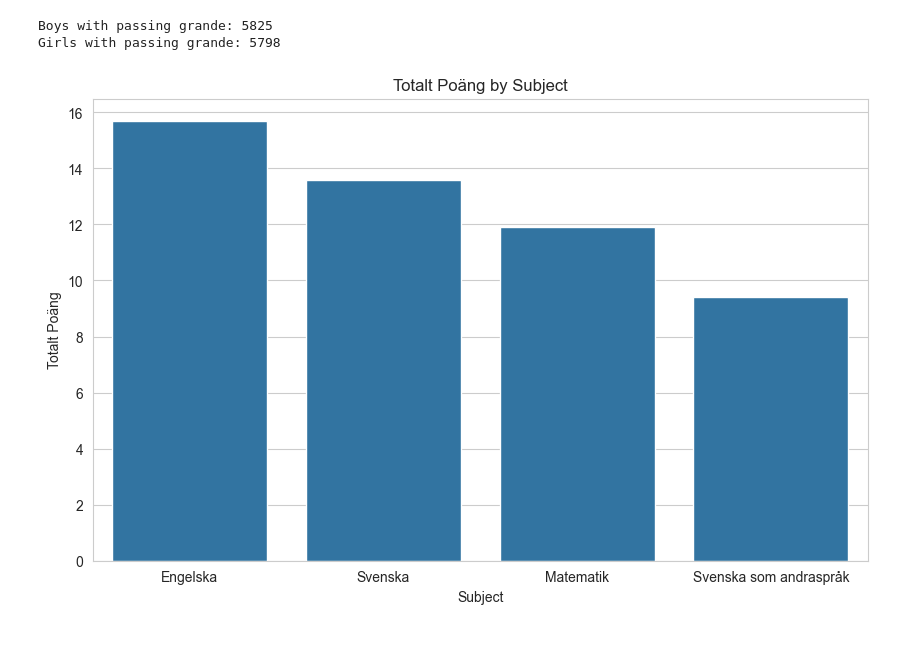
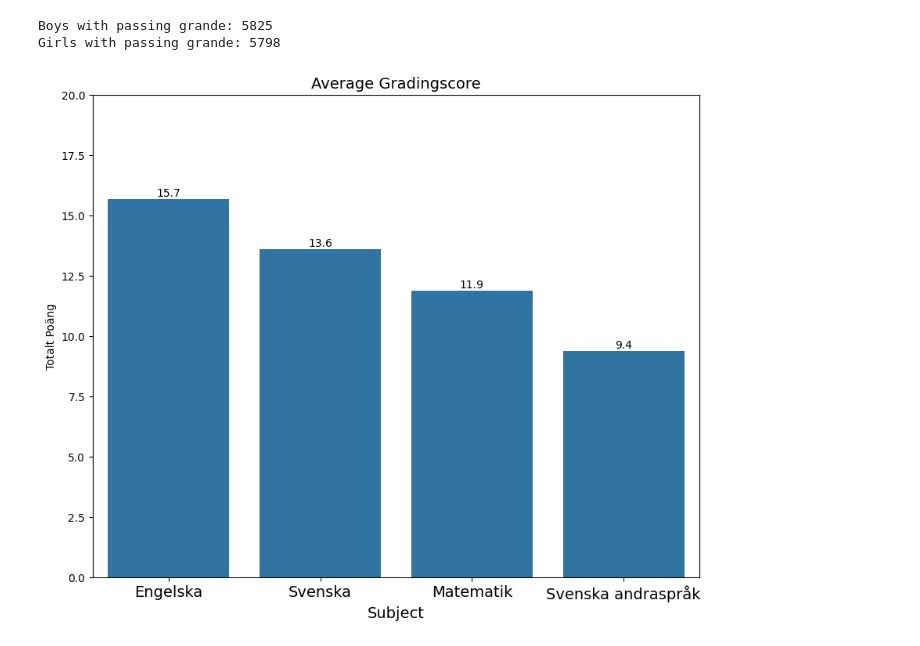
Before and after one commit to Lyceriuss/Python-Henrik-Pedersen-OPA2023, a Jupyter notebook: Lab2/Labb2.ipynb, the cells around one changed output. Saved outputs shown, nothing was run; the diff lists cells and outputs as text; code cells hidden in the pictures.

Commit message:
Added Spacing, removed title, used basic text column.

```diff
--- a/Lab2/Labb2.ipynb
+++ b/Lab2/Labb2.ipynb
@@ -76,30 +76,43 @@ Girls with passing grande: 5798
 # %%
 import matplotlib.pyplot as plt
 import seaborn as sns
-import pandas as pd
 
 #Some basic descending list, will try to make it more fancy and the export it.
 
 eng_score = dfR1_eng["Totalt (Poäng)"][0]
 mat_score = dfR1_mat["Totalt (Poäng)"][0]
 sve_score = dfR1_sve["Totalt (Poäng)"][0]
-sve_andra_score = dfR1_sve_and["Totalt (Poäng)"].iloc[0]
+sve_andra_score = dfR1_sve_and["Totalt (Poäng)"][0]
 
 scores_df = pd.DataFrame({
-    'Subject': ['Engelska', 'Matematik', 'Svenska', 'Svenska som andraspråk'],
-    'Totalt Poäng': [eng_score, mat_score, sve_score, sve_andra_score]
+    "Subject": ["Engelska", "Matematik", "Svenska", "Svenska andraspråk"],
+    "Totalt Poäng": [eng_score, mat_score, sve_score, sve_andra_score]
 })
 
-scores_df_sorted = scores_df.sort_values(by='Totalt Poäng', ascending=False)
+#lets sort it
+scores_df_sorted = scores_df.sort_values(by="Totalt Poäng", ascending=False)
 
-plt.figure(figsize=(10, 6))
-barplot = sns.barplot(x='Subject', y='Totalt Poäng',
+plt.figure(figsize=(10, 8))
+barplot = sns.barplot(x="Subject", y="Totalt Poäng",
                       data=scores_df_sorted)
 
-plt.title('Totalt Poäng by Subject')
-plt.xlabel('Subject')
-plt.ylabel('Totalt Poäng')
+#Lets add 20 as the max so its easier to read. Ugly 0 too much work to remove
+plt.ylim(0, 20)
+barplot.set_xticklabels(barplot.get_xticklabels(), fontsize=14)
+
+#I wanted to get numbers above the staples as well.
+for bar in barplot.patches:
+    barplot.text(bar.get_x() + bar.get_width() / 2, bar.get_height(),
+                 round(bar.get_height(), 2),
+                 ha="center", va="bottom", fontsize=10, color="black")      #Code from ChatGPT
+
+plt.title("Average Gradingscore" ,fontsize = 14)
+plt.xlabel("Subject", fontsize= 14)
+plt.ylabel("Totalt Poäng")
+
+plt.savefig("Visualiseringar/average_gradingscore.png",
+            dpi=300, bbox_inches="tight")
 
 plt.show()
 # %% [output]
-[figure, old version]
+[figure, new version]
```
Also changed, not shown: parts of 1 cell of this notebook, 2 other files.
